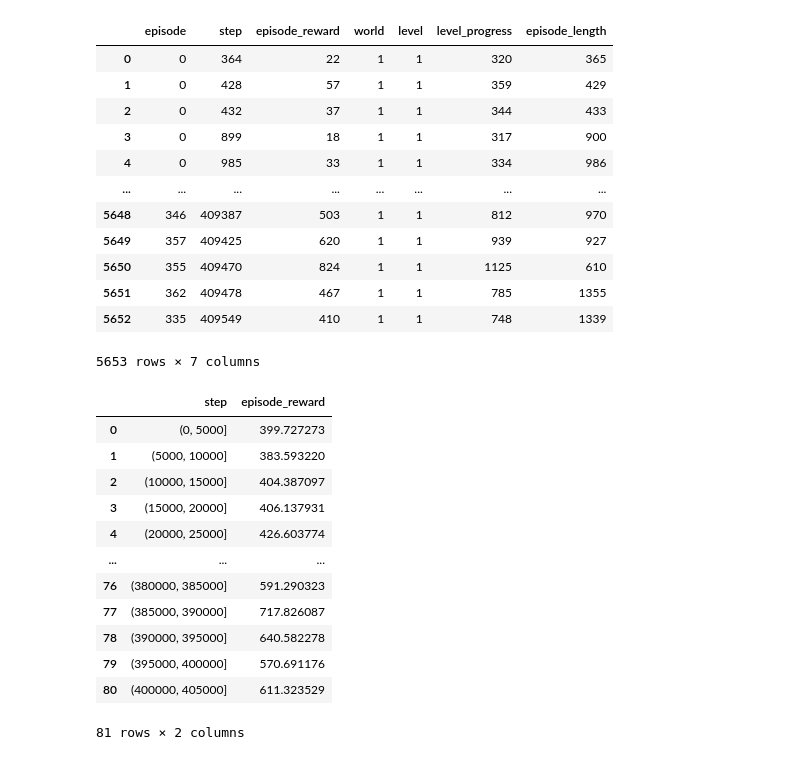
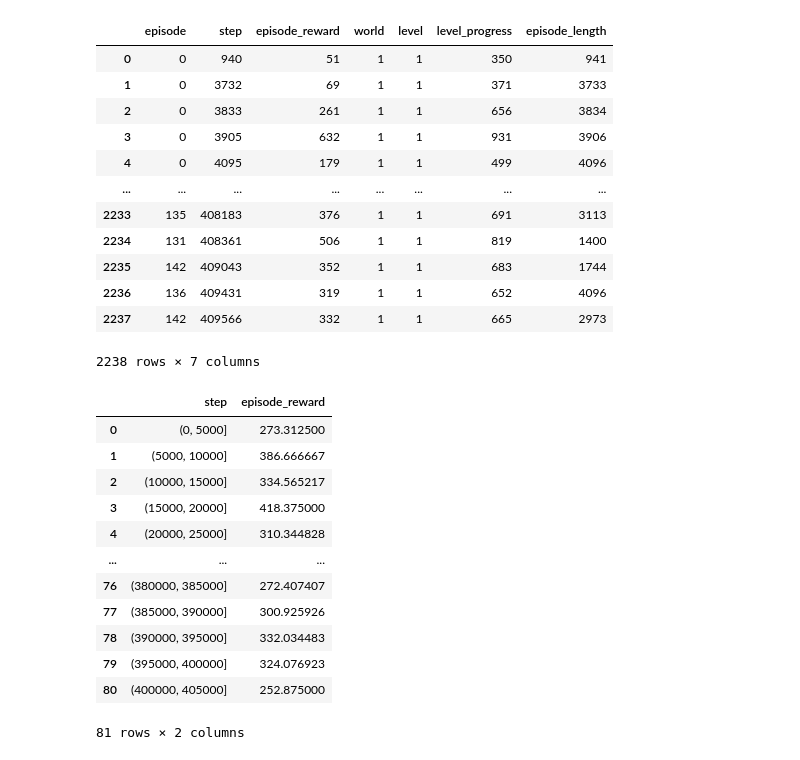
Before and after one commit to jacksonflowers/maRLo, a Jupyter notebook: train_curves.ipynb, the cells around one changed output. Cells and saved outputs as stored; diff of their text form; code cells hidden in the pictures.

```diff
--- a/train_curves.ipynb
+++ b/train_curves.ipynb
@@ -3,38 +3,38 @@ import pandas as pd
 import matplotlib.pyplot as plt
 import seaborn as sns
 # %%
-df = pd.read_csv('logs/log_ppo_4_compressed_all.csv', names=["episode", "step", "episode_reward", "world", "level", "level_progress", "episode_length"])
+df = pd.read_csv('logs/log_dqn_2_raw_all.csv', names=["episode", "step", "episode_reward", "world", "level", "level_progress", "episode_length"])
 df
 # %% [output]
 |  | episode | step | episode_reward | world | level | level_progress | episode_length |
-| 0 | 0 | 364 | 22 | 1 | 1 | 320 | 365 |
-| 1 | 0 | 428 | 57 | 1 | 1 | 359 | 429 |
-| 2 | 0 | 432 | 37 | 1 | 1 | 344 | 433 |
-| 3 | 0 | 899 | 18 | 1 | 1 | 317 | 900 |
-| 4 | 0 | 985 | 33 | 1 | 1 | 334 | 986 |
+| 0 | 0 | 940 | 51 | 1 | 1 | 350 | 941 |
+| 1 | 0 | 3732 | 69 | 1 | 1 | 371 | 3733 |
+| 2 | 0 | 3833 | 261 | 1 | 1 | 656 | 3834 |
+| 3 | 0 | 3905 | 632 | 1 | 1 | 931 | 3906 |
+| 4 | 0 | 4095 | 179 | 1 | 1 | 499 | 4096 |
 | ... | ... | ... | ... | ... | ... | ... | ... |
-| 5648 | 346 | 409387 | 503 | 1 | 1 | 812 | 970 |
-| 5649 | 357 | 409425 | 620 | 1 | 1 | 939 | 927 |
-| 5650 | 355 | 409470 | 824 | 1 | 1 | 1125 | 610 |
-| 5651 | 362 | 409478 | 467 | 1 | 1 | 785 | 1355 |
-| 5652 | 335 | 409549 | 410 | 1 | 1 | 748 | 1339 |
+| 2233 | 135 | 408183 | 376 | 1 | 1 | 691 | 3113 |
+| 2234 | 131 | 408361 | 506 | 1 | 1 | 819 | 1400 |
+| 2235 | 142 | 409043 | 352 | 1 | 1 | 683 | 1744 |
+| 2236 | 136 | 409431 | 319 | 1 | 1 | 652 | 4096 |
+| 2237 | 142 | 409566 | 332 | 1 | 1 | 665 | 2973 |
-5653 rows × 7 columns
+2238 rows × 7 columns
 # %%
 binned_df = df.groupby(pd.cut(df['step'], bins=range(0, 5000 * (max(df['step']) // 5000) + 5000, 5000)))['episode_reward'].mean().reset_index()
 binned_df
 # %% [output]
 |  | step | episode_reward |
-| 0 | (0, 5000] | 399.727273 |
-| 1 | (5000, 10000] | 383.593220 |
-| 2 | (10000, 15000] | 404.387097 |
-| 3 | (15000, 20000] | 406.137931 |
-| 4 | (20000, 25000] | 426.603774 |
+| 0 | (0, 5000] | 273.312500 |
+| 1 | (5000, 10000] | 386.666667 |
+| 2 | (10000, 15000] | 334.565217 |
+| 3 | (15000, 20000] | 418.375000 |
+| 4 | (20000, 25000] | 310.344828 |
 | ... | ... | ... |
-| 76 | (380000, 385000] | 591.290323 |
-| 77 | (385000, 390000] | 717.826087 |
-| 78 | (390000, 395000] | 640.582278 |
-| 79 | (395000, 400000] | 570.691176 |
-| 80 | (400000, 405000] | 611.323529 |
+| 76 | (380000, 385000] | 272.407407 |
+| 77 | (385000, 390000] | 300.925926 |
+| 78 | (390000, 395000] | 332.034483 |
+| 79 | (395000, 400000] | 324.076923 |
+| 80 | (400000, 405000] | 252.875000 |
 81 rows × 2 columns
 # %%
 binned_df['step'] = binned_df['step'].map(lambda x: x.mid)
```
Also changed, not shown: parts of 2 cells of this notebook, 14 other files.
